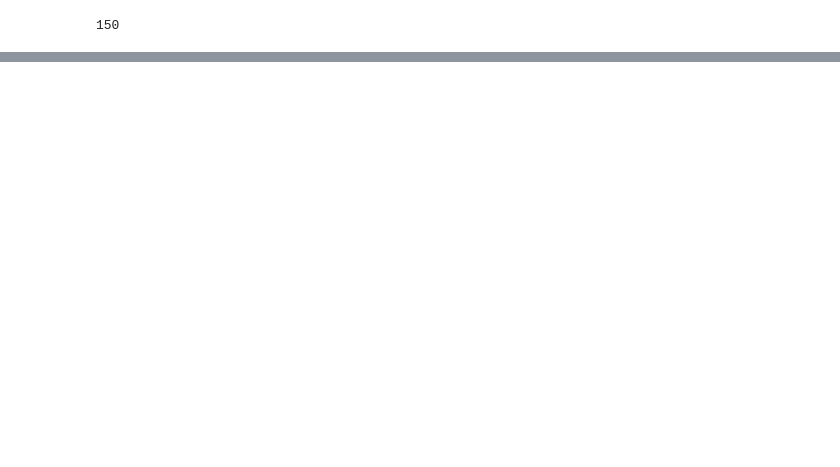
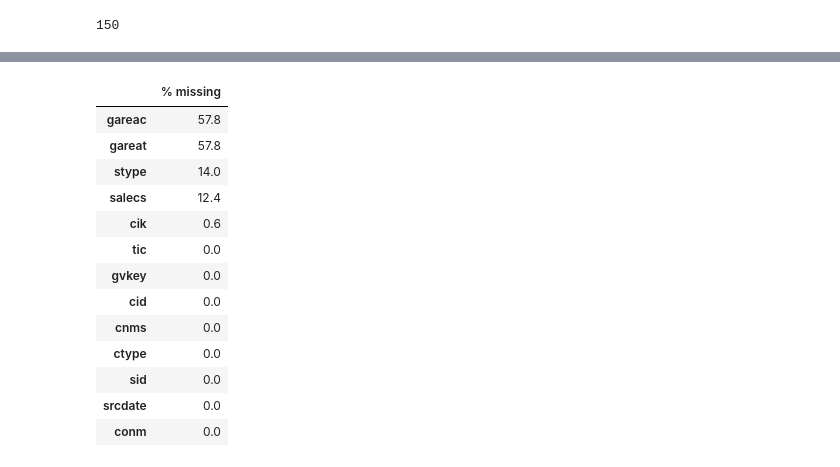
Before and after one commit to JerseyK/Final-Project_Sunset, a Jupyter notebook: data.ipynb, the cells around one changed output, grey strips where cells are left out. Cells and saved outputs as stored; diff of their text form; code cells hidden in the pictures; blank space fills up the shorter version.

```diff
--- a/data.ipynb
+++ b/data.ipynb
@@ -130,0 +198,32 @@ len(g)
+# %%
+##missing values
+ccm = comp
+(
+    ( # these lines do the calculation - what % of missing values are there for each var
+        ccm.isna()      # ccm.isna() TURNS every obs/variable = 1 when its missing and 0 else
+       .sum(axis=0)     # count the number of na for each variable (now data is 1 obs per column = # missing)
+        /len(ccm)       # convert # missing to % missing
+        *100            # report as percentage
+    )
+    # you can stop here and report this...
+    # but I wanted to format it a bit...
+    .sort_values(ascending=False)[:13]
+    .to_frame(name='% missing') # the next line only works on a frame, and because pandas sees only 1 variable at this pt
+    .style.format("{:.1f}")     # in the code, it calls this a "series" type object, so convert it to dataframe type object
+)
+#
+# %% [output]
+|  | % missing |
+| gareac | 57.8 |
+| gareat | 57.8 |
+| stype | 14.0 |
+| salecs | 12.4 |
+| cik | 0.6 |
+| tic | 0.0 |
+| gvkey | 0.0 |
+| cid | 0.0 |
+| cnms | 0.0 |
+| ctype | 0.0 |
+| sid | 0.0 |
+| srcdate | 0.0 |
+| conm | 0.0 |
```
Also changed, not shown: parts of 9 cells of this notebook.
